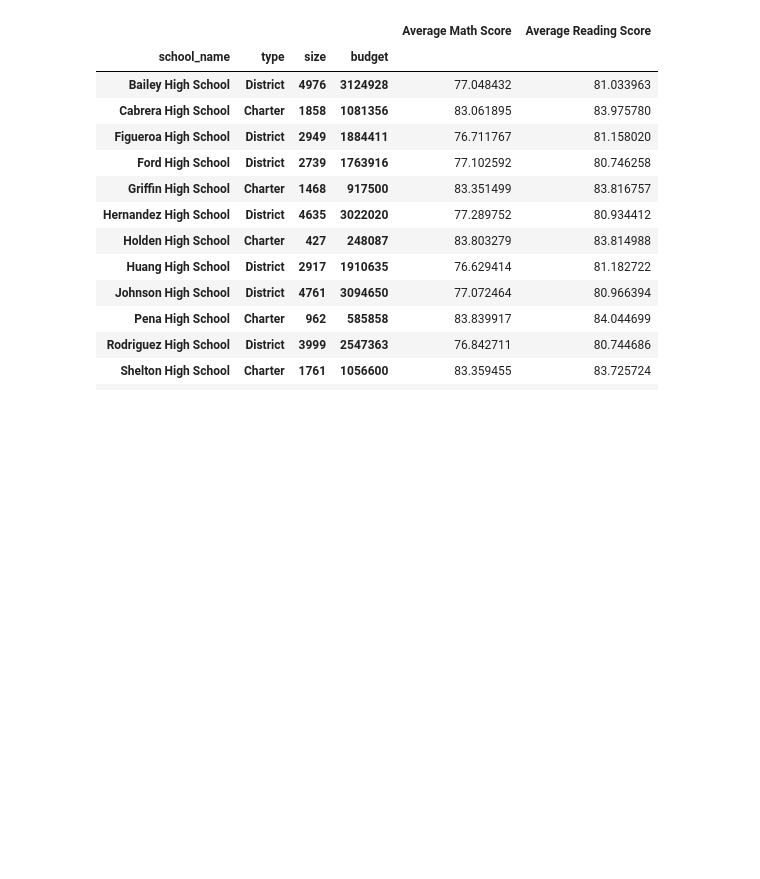
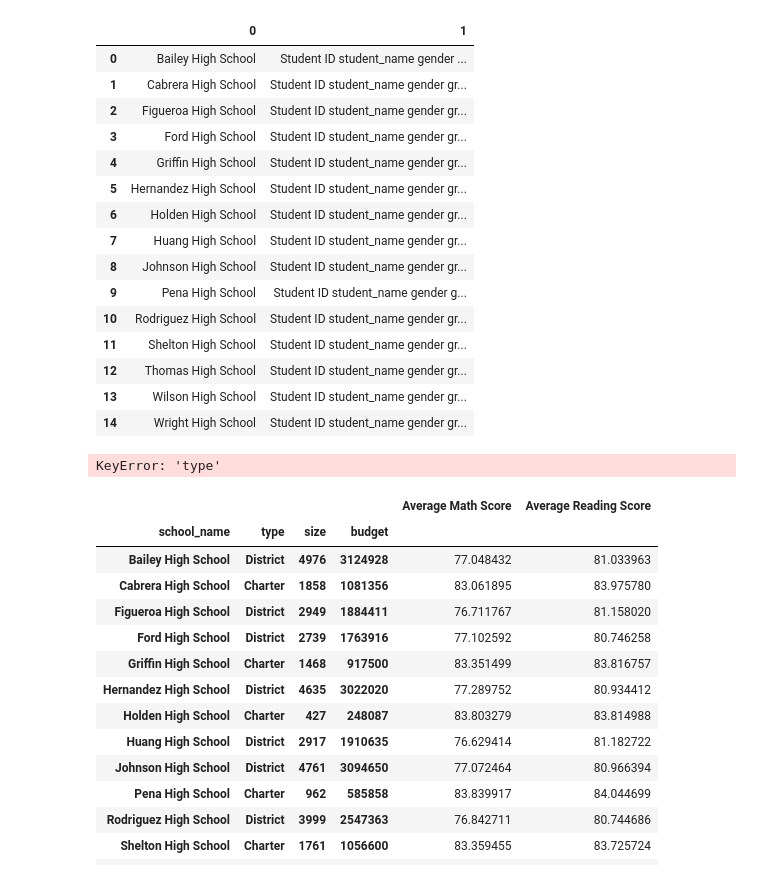
Before and after one commit to ehvandervorst/Pandas-challenge, a Jupyter notebook: PyCitySchools/PyCitySchools.ipynb, the cells around one changed output. Cells and saved outputs as stored; diff of their text form; code cells hidden in the pictures; blank space fills up the shorter version.

Commit message:
got some help with grouping

```diff
--- a/PyCitySchools/PyCitySchools.ipynb
+++ b/PyCitySchools/PyCitySchools.ipynb
@@ -66,2 +74,41 @@ school_group.head()
+# %%
+school_group_object = school_data_complete.groupby(["school_name"], as_index=True)
+school_group = pd.DataFrame(school_group_object)
+school_group
+# %% [output]
+|  | 0 | 1 |
+| 0 | Bailey High School | Student ID student_name gender ... |
+| 1 | Cabrera High School | Student ID student_name gender gr... |
+| 2 | Figueroa High School | Student ID student_name gender gr... |
+| 3 | Ford High School | Student ID student_name gender gr... |
+| 4 | Griffin High School | Student ID student_name gender gr... |
+| 5 | Hernandez High School | Student ID student_name gender gr... |
+| 6 | Holden High School | Student ID student_name gender gr... |
+| 7 | Huang High School | Student ID student_name gender gr... |
+| 8 | Johnson High School | Student ID student_name gender gr... |
+| 9 | Pena High School | Student ID student_name gender g... |
+| 10 | Rodriguez High School | Student ID student_name gender gr... |
+| 11 | Shelton High School | Student ID student_name gender gr... |
+| 12 | Thomas High School | Student ID student_name gender gr... |
+| 13 | Wilson High School | Student ID student_name gender gr... |
+| 14 | Wright High School | Student ID student_name gender gr... |
+# %%
+school_type = school_group["type"]
+school_size = school_group["size"]
+school_budget = school_group["budget"]
+student_budget = (school_budget)/(school_size)
+school_math_average = round(school_group["math_score"].mean())
+school_reading_average = round(school_group["reading_score"].mean())
+school_math_passing = ((school_group["math_score"] >69).sum()/len(school_group["school_name"])) *100
+school_reading_passing = ((school_group["reading_score"] >69).sum()/len(school_group["school_name"])) *100
+school_both_passing = (((school_group["math_score"]>69) & (school_group["reading_score"]>69)).sum()/len(school_group["school_name"]))*100
+
+school_summary_df = pd.DataFrame({"School Type": [school_type], "Total Students": [school_size], "Total School Budget": [school_budget],
+                                 "Per Student Budget": [student_budget], "Average Math Score": [school_math_average],
+                                 "Average Reading Score": [school_reading_average], "% Passing Math": [school_math_passing],
+                                 "% Passing Reading": [school_reading_passing], "% Overall Passing": [school_both_Passing]})
+school_summary_df
+# %% [output]
+KeyError: 'type'
 # %%
 import numpy as np
```
Also changed, not shown: parts of 5 cells of this notebook.
